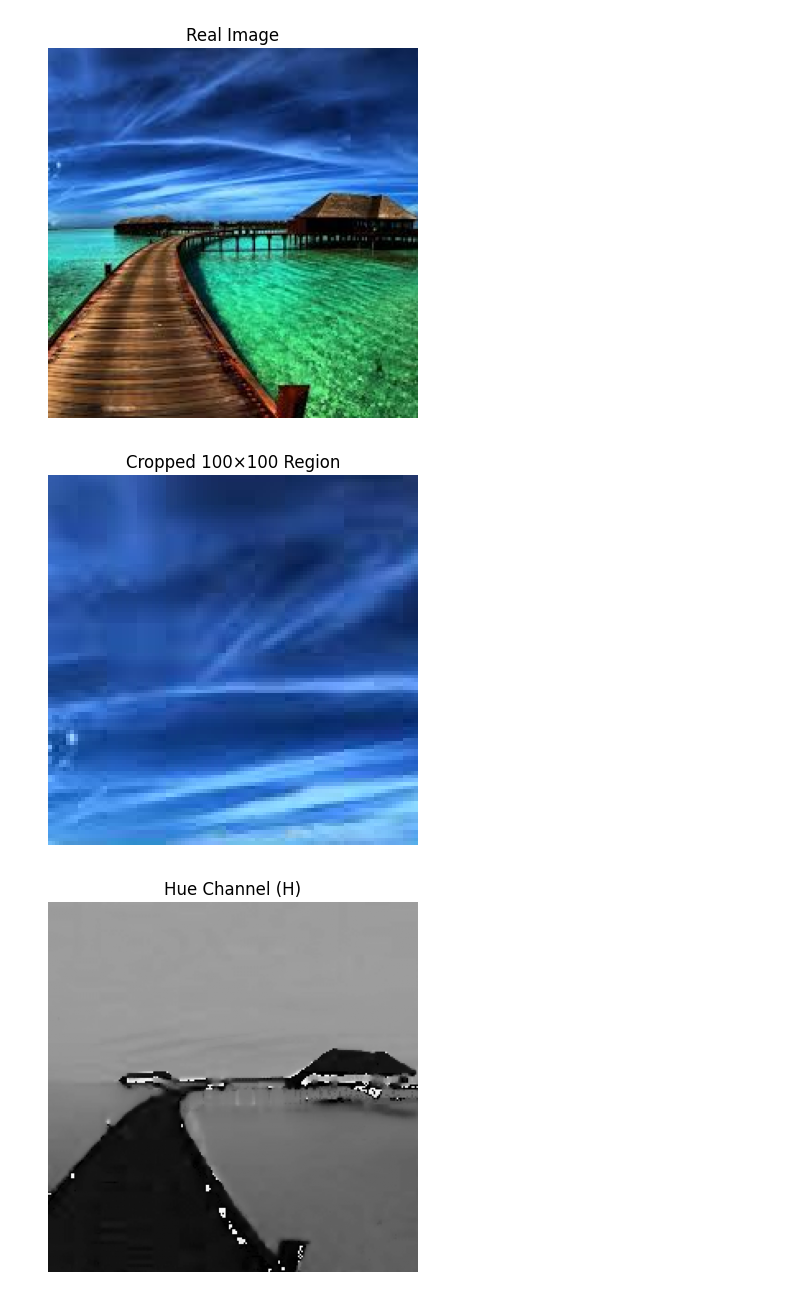
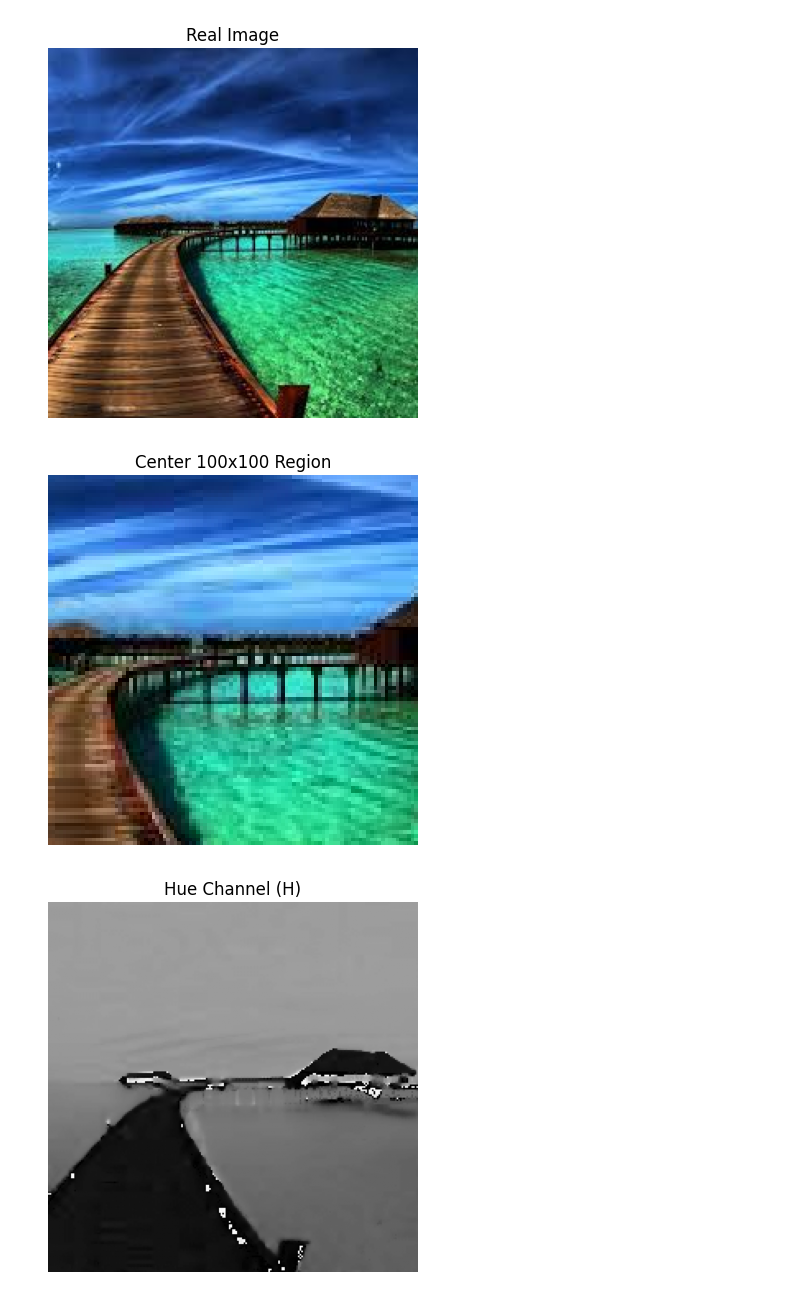
Before and after one commit to Sowrobh1/DIP_LAB, a Jupyter notebook: DIP_Lab_assignment1.ipynb, the cells around one changed output. Drawn from its saved outputs; the diff is of its cells as text; code cells hidden in the pictures.

```diff
--- a/DIP_Lab_assignment1.ipynb
+++ b/DIP_Lab_assignment1.ipynb
@@ -26,15 +28,24 @@ plt.title("Real Image")
 plt.show()
 # %% [output]
 [figure]
+# %%
+height, width, _ = img_rgb.shape  # Assuming img_rgb is your image
+center_x = width // 2
+center_y = height // 2
+# %%
+start_x = center_x - 50  # 50 pixels to the left of center
+start_y = center_y - 50  # 50 pixels above center
+end_x = center_x + 50   # 50 pixels to the right of center
+end_y = center_y + 50   # 50 pixels below center
+# %%
+center_region = img_rgb[start_y:end_y, start_x:end_x]
 # %%
-img_crop=img_rgb[0:100,0:100]
-
-plt.imshow(img_crop)
+plt.imshow(center_region)
 plt.axis('off')
-plt.title("Cropped 100×100 Region")
+plt.title("Center 100x100 Region")
 plt.show()
 # %% [output]
-[figure, old version]
+[figure, new version]
 # %%
 
 hsv_image = cv2.cvtColor(img, cv2.COLOR_BGR2HSV)
```
Also changed, not shown: parts of 1 cell of this notebook.
